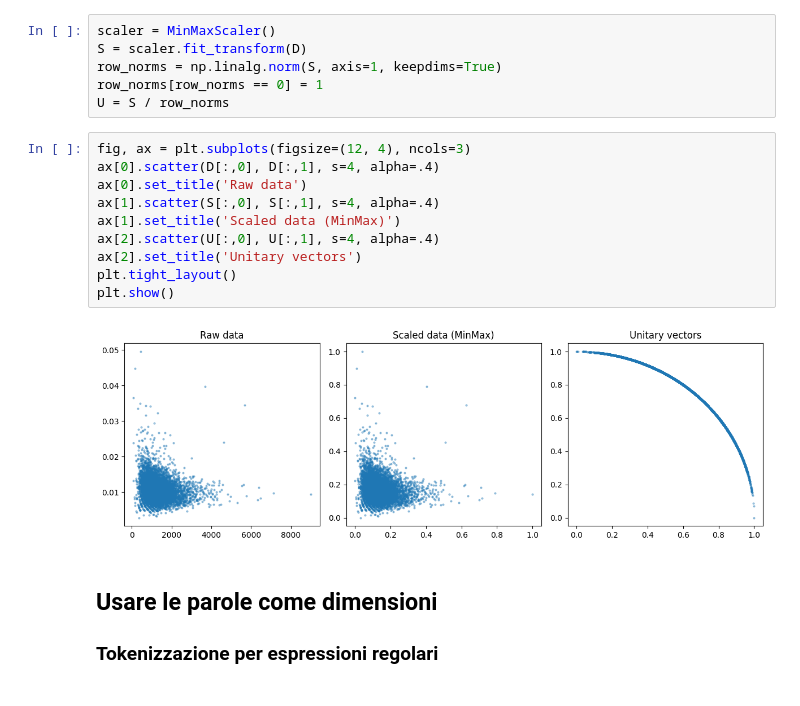
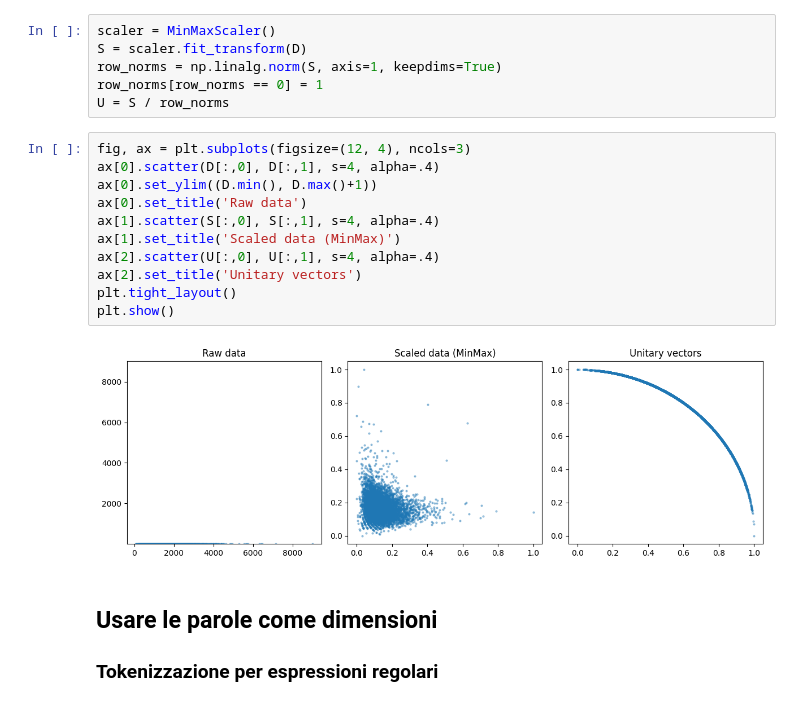
Before and after one commit to afflint/tdl, a Jupyter notebook: 2024-25/dati-testuali.ipynb, the cells around one changed output. Cells and saved outputs as stored; diff of their text form.

```diff
--- a/2024-25/dati-testuali.ipynb
+++ b/2024-25/dati-testuali.ipynb
@@ -96,15 +126,16 @@ U = S / row_norms
 # %%
 fig, ax = plt.subplots(figsize=(12, 4), ncols=3)
 ax[0].scatter(D[:,0], D[:,1], s=4, alpha=.4)
+ax[0].set_ylim((D.min(), D.max()+1))
 ax[0].set_title('Raw data')
 ax[1].scatter(S[:,0], S[:,1], s=4, alpha=.4)
 ax[1].set_title('Scaled data (MinMax)')
 ax[2].scatter(U[:,0], U[:,1], s=4, alpha=.4)
 ax[2].set_title('Unitary vectors')
 plt.tight_layout()
 plt.show()
 # %% [output]
-[figure, old version]
+[figure, new version]
 # %% [markdown]
 ## Usare le parole come dimensioni
 
```
Also changed, not shown: parts of 17 cells of this notebook, 1 other file.
